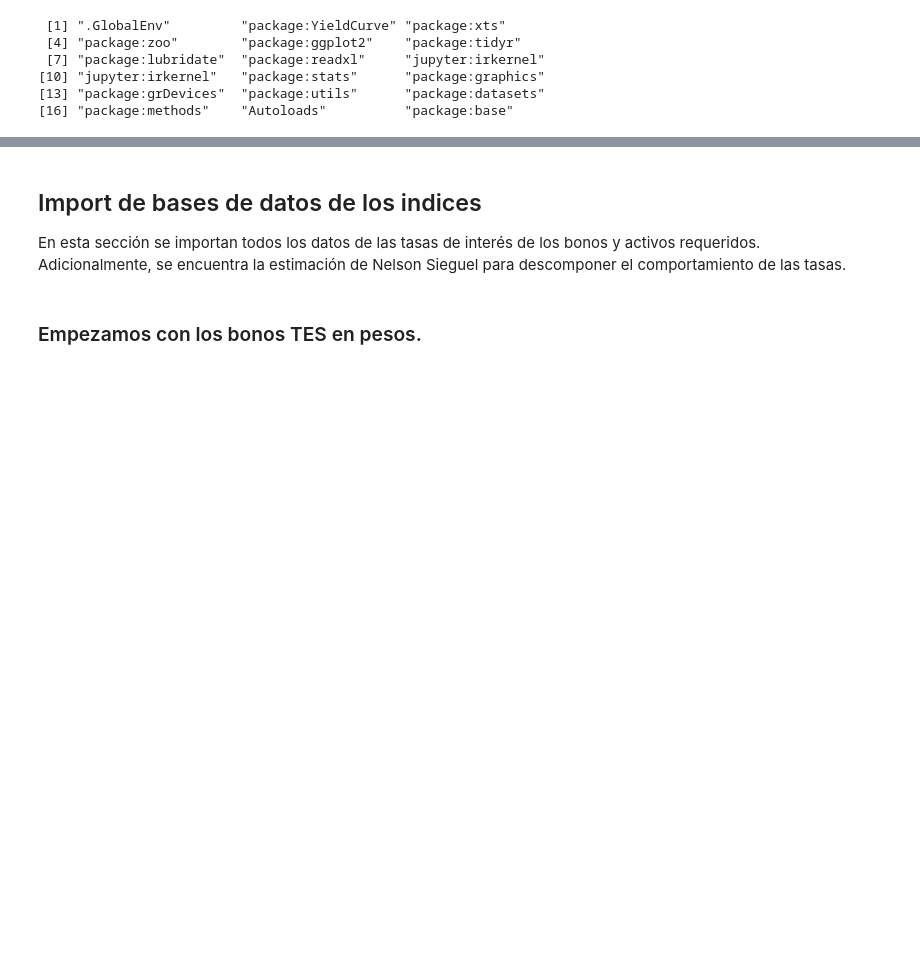
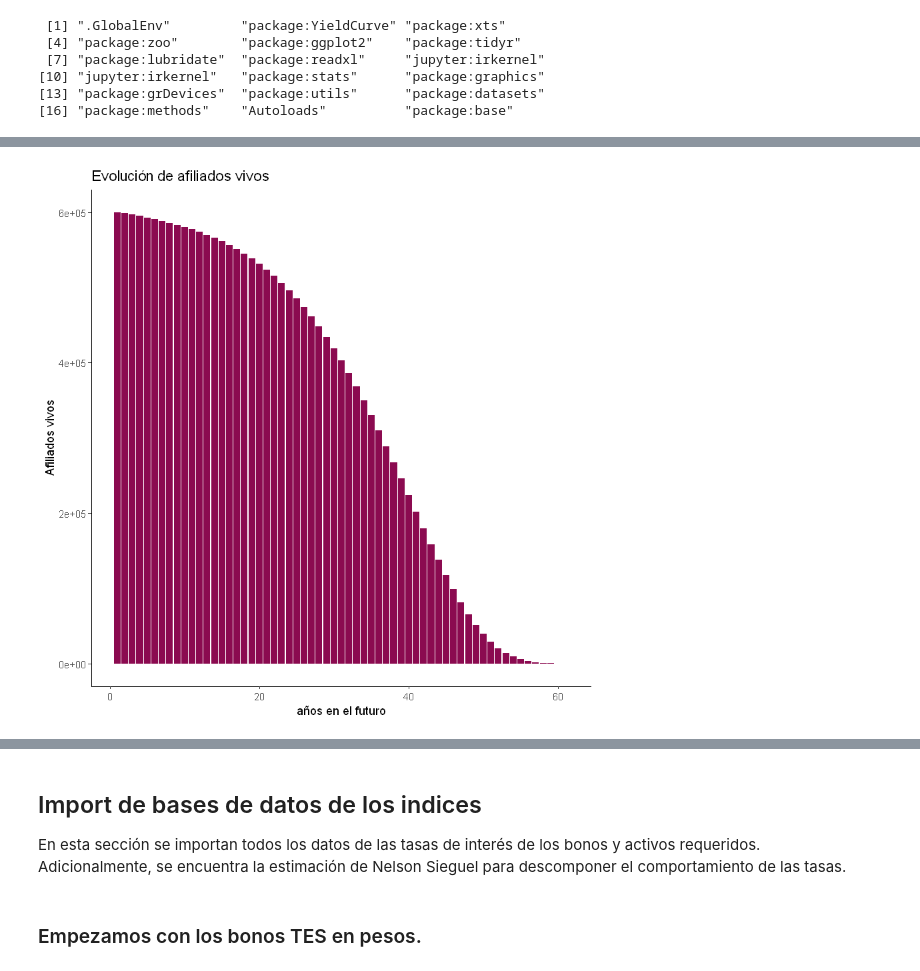
Before and after one commit to remg1997/T1-Riesgo, a Jupyter notebook: Taller 2/Scripts/first.ipynb, the cells around one changed output, grey strips where cells are left out. Cells and saved outputs as stored; diff of their text form; code cells hidden in the pictures; blank space fills up the shorter version.

```diff
--- a/Taller 2/Scripts/first.ipynb
+++ b/Taller 2/Scripts/first.ipynb
@@ -38,0 +115,4 @@ source("helpers.R")
+# %%
+sims$id <- seq(1, 1000, 1)
+# %%
+long_sims <- melt(data= sims,id.vars='id', variable.name="period_f", value.name= "alive")
@@ -38,0 +134,2 @@ source("helpers.R")
+# %%
+long_sims$period_f <- as.numeric(substring(as.character(long_sims$period_f), 2))
@@ -38,0 +148,9 @@ source("helpers.R")
+# %%
+long_sims$flow <- long_sims$alive*0.000018
+c_l_sims <- long_sims %>%
+            group_by(period_f) %>%
+            summarise(alive = mean(alive), flow = mean(flow))
+# %%
+ggplot(c_l_sims,aes(period_f,alive))+  geom_col( fill='deeppink4') + labs(x="años en el futuro", y='Afiliados vivos',title='Evolución de afiliados vivos') +theme_classic()
+# %% [output]
+[figure, added]
```
Also changed, not shown: parts of 13 cells of this notebook.
